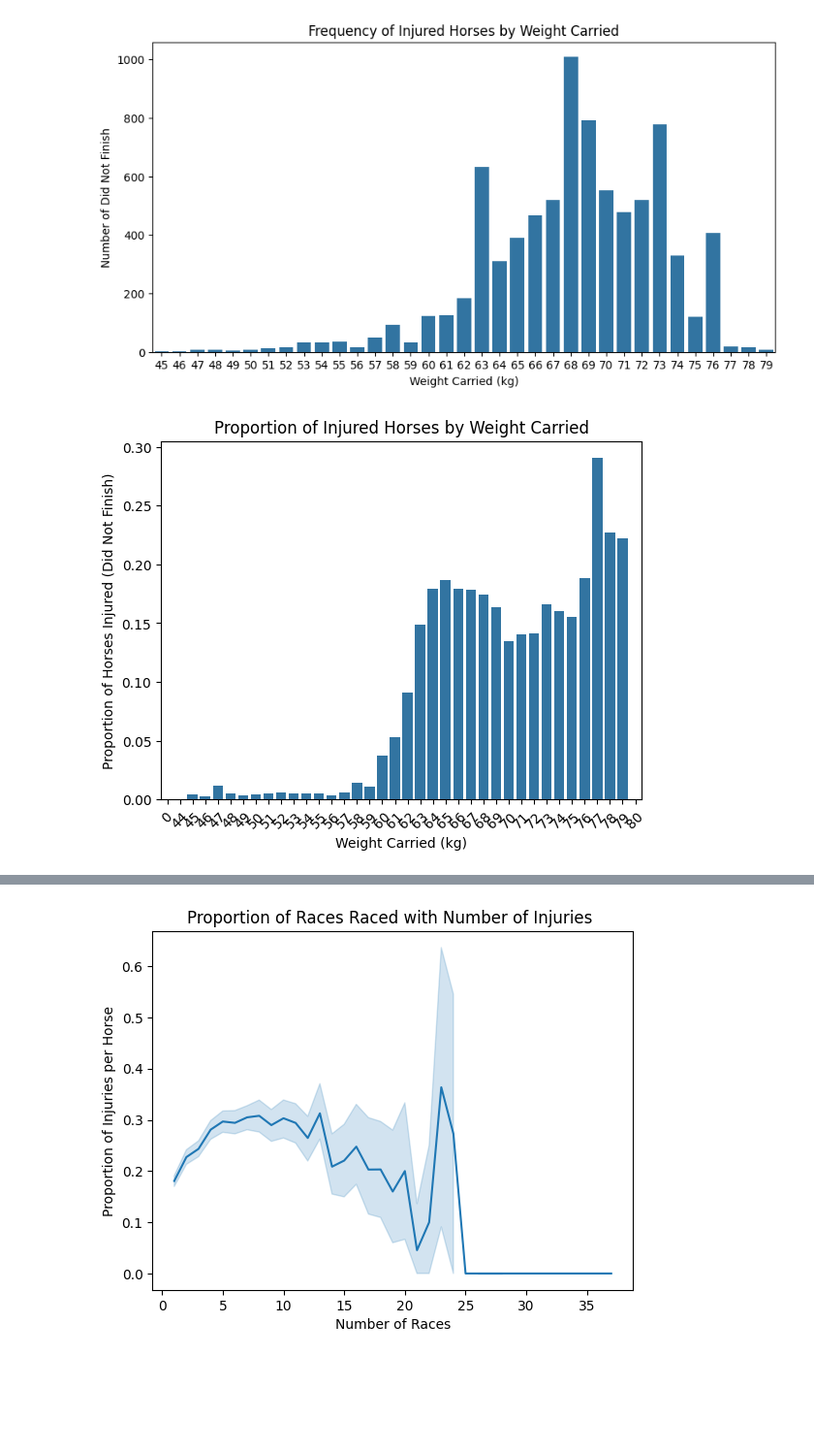
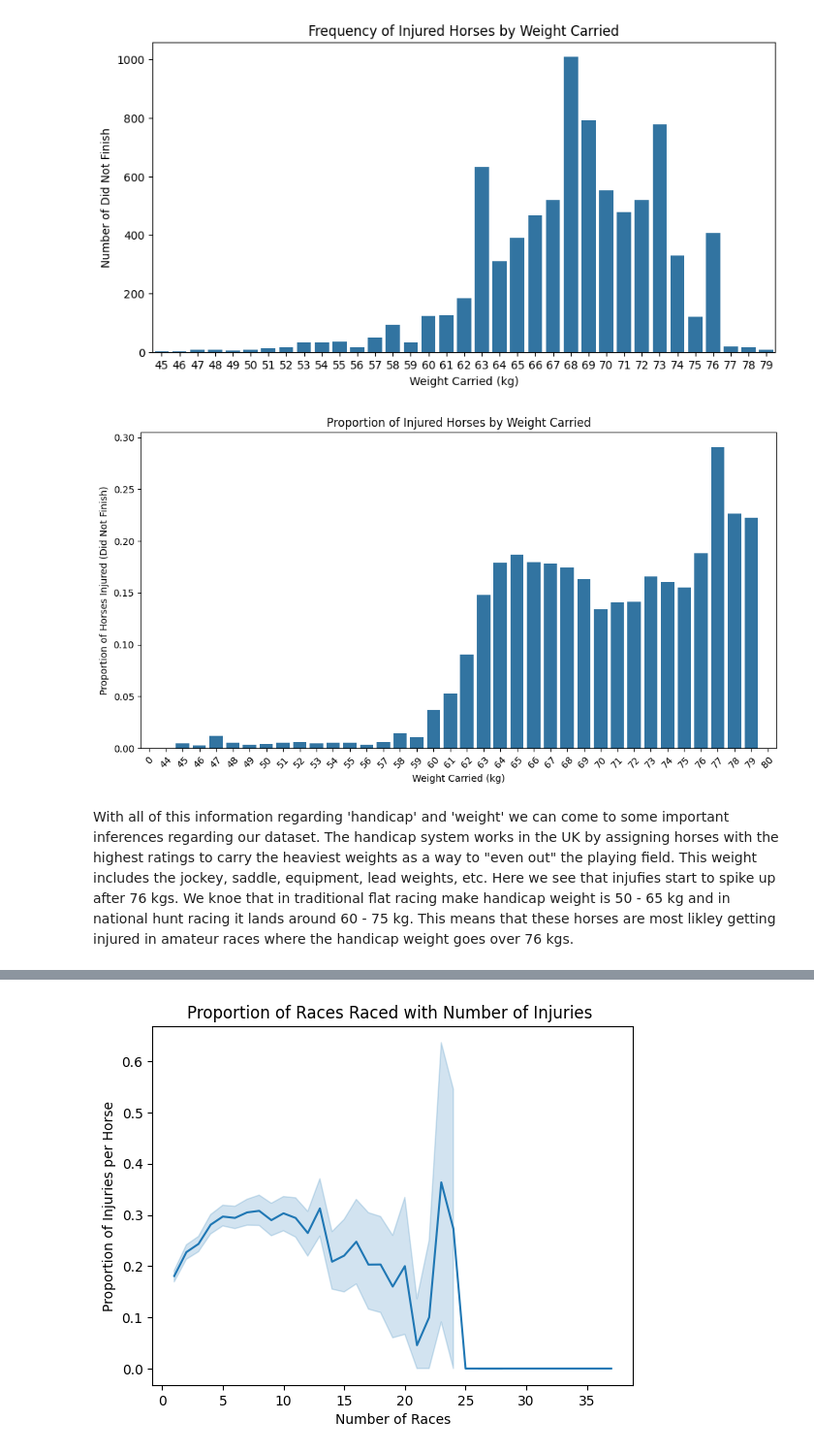
Before and after one commit to sabridelrosal/RaceHorsesROI, a Jupyter notebook: notebooks/02-eda.ipynb, the cells around one changed output, grey strips where cells are left out. Shown: that part at 97% size. Cells and saved outputs as stored; diff of their text form; code cells hidden in the pictures; blank space fills up the shorter version.

```diff
--- a/notebooks/02-eda.ipynb
+++ b/notebooks/02-eda.ipynb
@@ -348,27 +415,30 @@ plt.show()
 # %%
 # same but in a proportion
 
 failed_horses = races_horses_df[races_horses_df["position"] == 0]
 
 # count injured horses per weight
 injuredperweight = failed_horses["weight"].value_counts().sort_index()
 
 # total horses per weight (including those that finished)
 totalperweight = races_horses_df["weight"].value_counts().sort_index()
 
 # calculate proportion
 proportioninjured = (injuredperweight / totalperweight)
 
 # plot
+plt.figure(figsize=(12, 6))
+
 sns.barplot(x=proportioninjured.index, y=proportioninjured.values)
-
 plt.xlabel("Weight Carried (kg)")
 plt.ylabel("Proportion of Horses Injured (Did Not Finish)")
 plt.title("Proportion of Injured Horses by Weight Carried")
 plt.xticks(rotation = 45)
 plt.show()
 # %% [output]
-[figure, old version]
+[figure, new version]
+# %% [markdown]
+With all of this information regarding 'handicap' and 'weight' we can come to some important inferences regarding our dataset. The handicap system works in the UK by assigning horses with the highest ratings to carry the heaviest weights as a way to "even out" the playing field. This weight includes the jockey, saddle, equipment, lead weights, etc. Here we see that injufies start to spike up after 76 kgs. We knoe that in traditional flat racing make handicap weight is 50 - 65 kg and in national hunt racing it lands around 60 - 75 kg. This means that these horses are most likley getting injured in amateur races where the handicap weight goes over 76 kgs.
 # %%
 # horses carrying 77 kg or more
 heavy_horses = races_horses_df[races_horses_df["weight"] >= 77]
```
Also changed, not shown: parts of 64 cells of this notebook, 22 other files.
